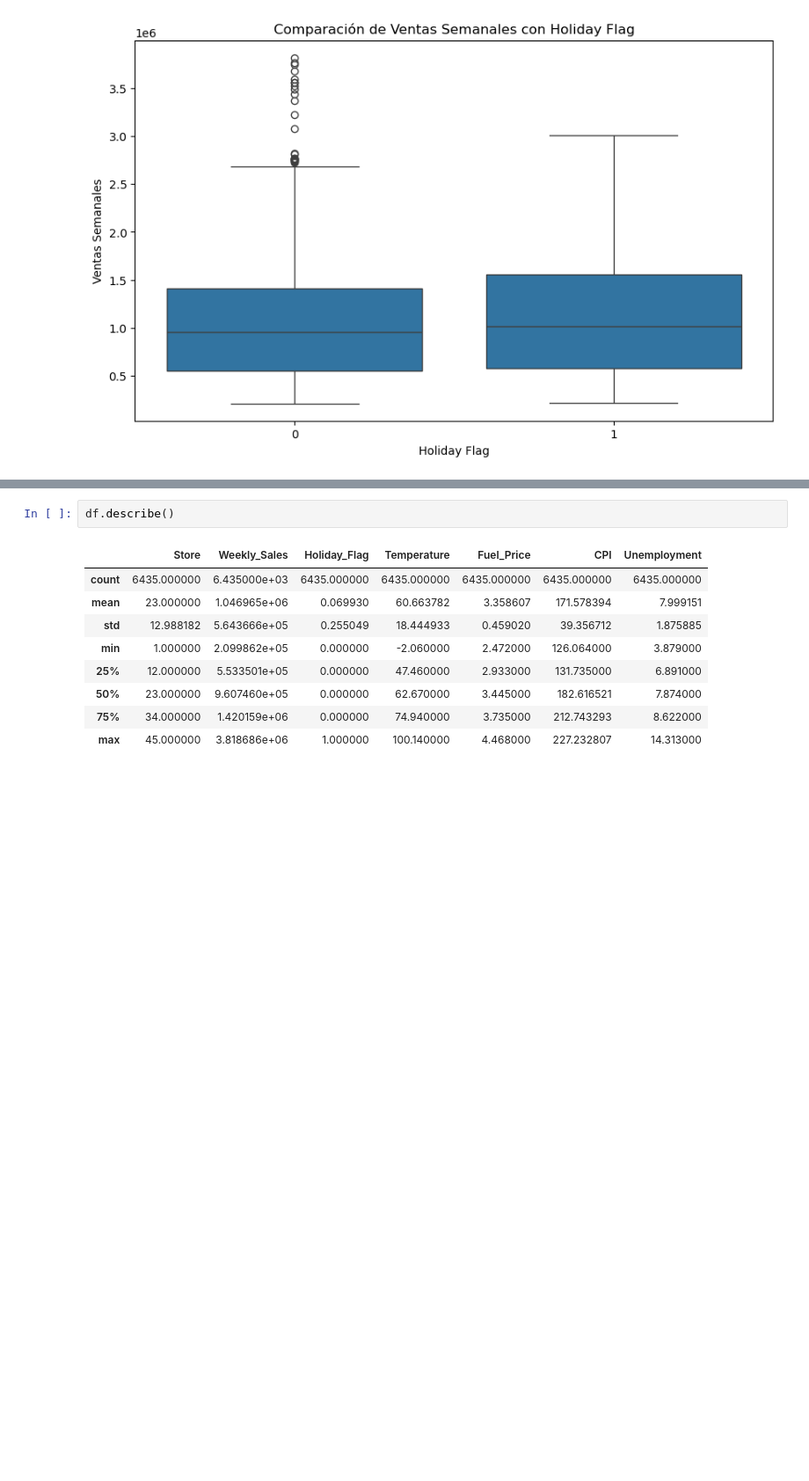
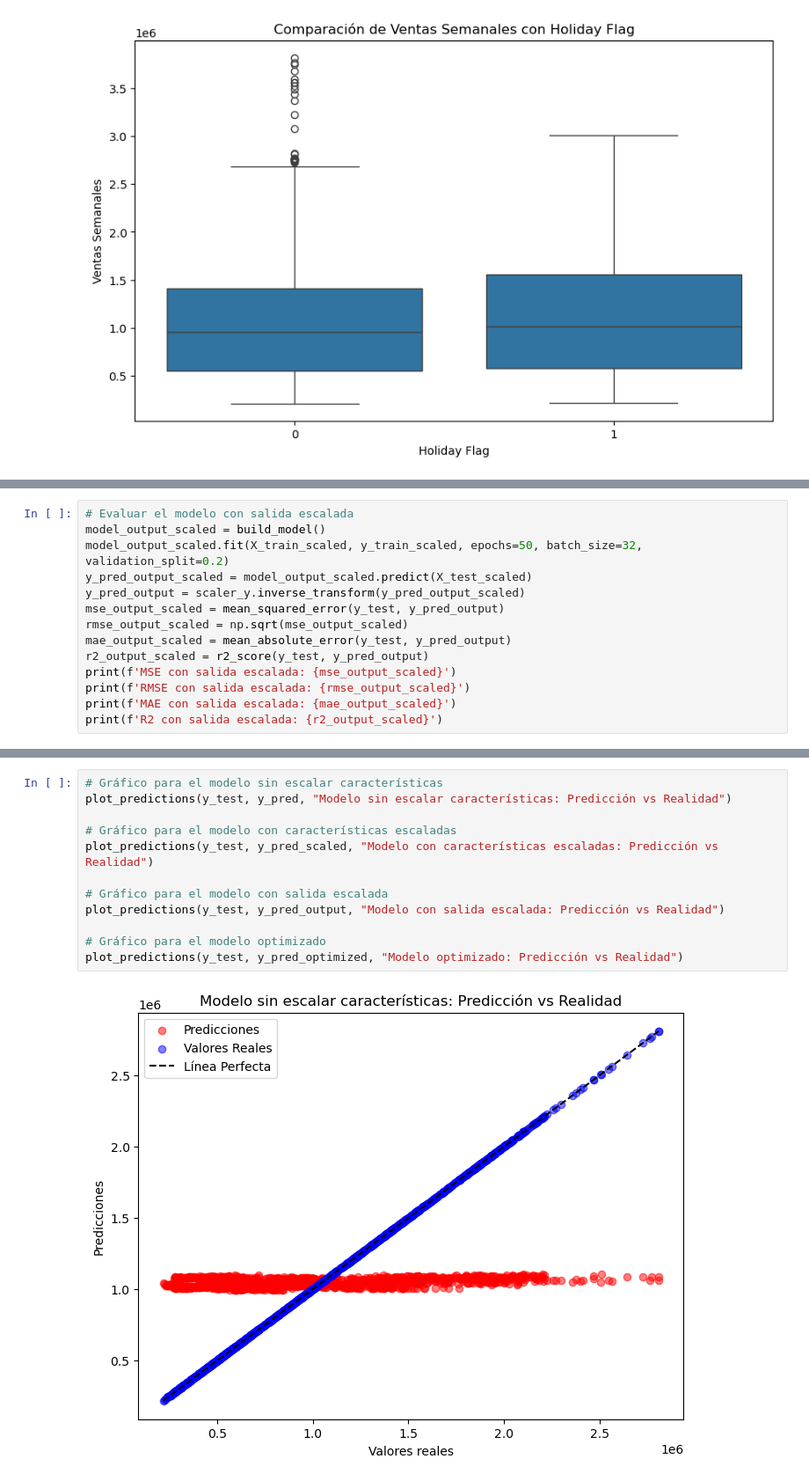
Before and after one commit to AngelGarLop/Tarea-comparaci-n-red-neuronal-regresi-n, a Jupyter notebook: Untitled12.ipynb, the cells around one changed output, grey strips where cells are left out. Shown at 88% size. Saved outputs shown, nothing was run; the diff lists cells and outputs as text; blank space fills up the shorter version.

```diff
--- a/Untitled12.ipynb
+++ b/Untitled12.ipynb
@@ -504,0 +630,14 @@ plt.show()
+# %%
+# Evaluar el modelo con salida escalada
+model_output_scaled = build_model()
+model_output_scaled.fit(X_train_scaled, y_train_scaled, epochs=50, batch_size=32, validation_split=0.2)
+y_pred_output_scaled = model_output_scaled.predict(X_test_scaled)
+y_pred_output = scaler_y.inverse_transform(y_pred_output_scaled)
+mse_output_scaled = mean_squared_error(y_test, y_pred_output)
+rmse_output_scaled = np.sqrt(mse_output_scaled)
+mae_output_scaled = mean_absolute_error(y_test, y_pred_output)
+r2_output_scaled = r2_score(y_test, y_pred_output)
+print(f'MSE con salida escalada: {mse_output_scaled}')
+print(f'RMSE con salida escalada: {rmse_output_scaled}')
+print(f'MAE con salida escalada: {mae_output_scaled}')
+print(f'R2 con salida escalada: {r2_output_scaled}')
@@ -556,12 +753,14 @@ NameError: name 'df' is not defined
-# %%
-df.describe()
-# %% [output]
-|  | Store | Weekly_Sales | Holiday_Flag | Temperature | Fuel_Price | CPI | Unemployment |
-| count | 6435.000000 | 6.435000e+03 | 6435.000000 | 6435.000000 | 6435.000000 | 6435.000000 | 6435.000000 |
-| mean | 23.000000 | 1.046965e+06 | 0.069930 | 60.663782 | 3.358607 | 171.578394 | 7.999151 |
-| std | 12.988182 | 5.643666e+05 | 0.255049 | 18.444933 | 0.459020 | 39.356712 | 1.875885 |
-| min | 1.000000 | 2.099862e+05 | 0.000000 | -2.060000 | 2.472000 | 126.064000 | 3.879000 |
-| 25% | 12.000000 | 5.533501e+05 | 0.000000 | 47.460000 | 2.933000 | 131.735000 | 6.891000 |
-| 50% | 23.000000 | 9.607460e+05 | 0.000000 | 62.670000 | 3.445000 | 182.616521 | 7.874000 |
-| 75% | 34.000000 | 1.420159e+06 | 0.000000 | 74.940000 | 3.735000 | 212.743293 | 8.622000 |
-| max | 45.000000 | 3.818686e+06 | 1.000000 | 100.140000 | 4.468000 | 227.232807 | 14.313000 |
+# %%
+# Gráfico para el modelo sin escalar características
+plot_predictions(y_test, y_pred, "Modelo sin escalar características: Predicción vs Realidad")
+
+# Gráfico para el modelo con características escaladas
+plot_predictions(y_test, y_pred_scaled, "Modelo con características escaladas: Predicción vs Realidad")
+
+# Gráfico para el modelo con salida escalada
+plot_predictions(y_test, y_pred_output, "Modelo con salida escalada: Predicción vs Realidad")
+
+# Gráfico para el modelo optimizado
+plot_predictions(y_test, y_pred_optimized, "Modelo optimizado: Predicción vs Realidad")
+# %% [output]
+[figure, added]
```
Also changed, not shown: parts of 25 cells of this notebook, 1 other file.
